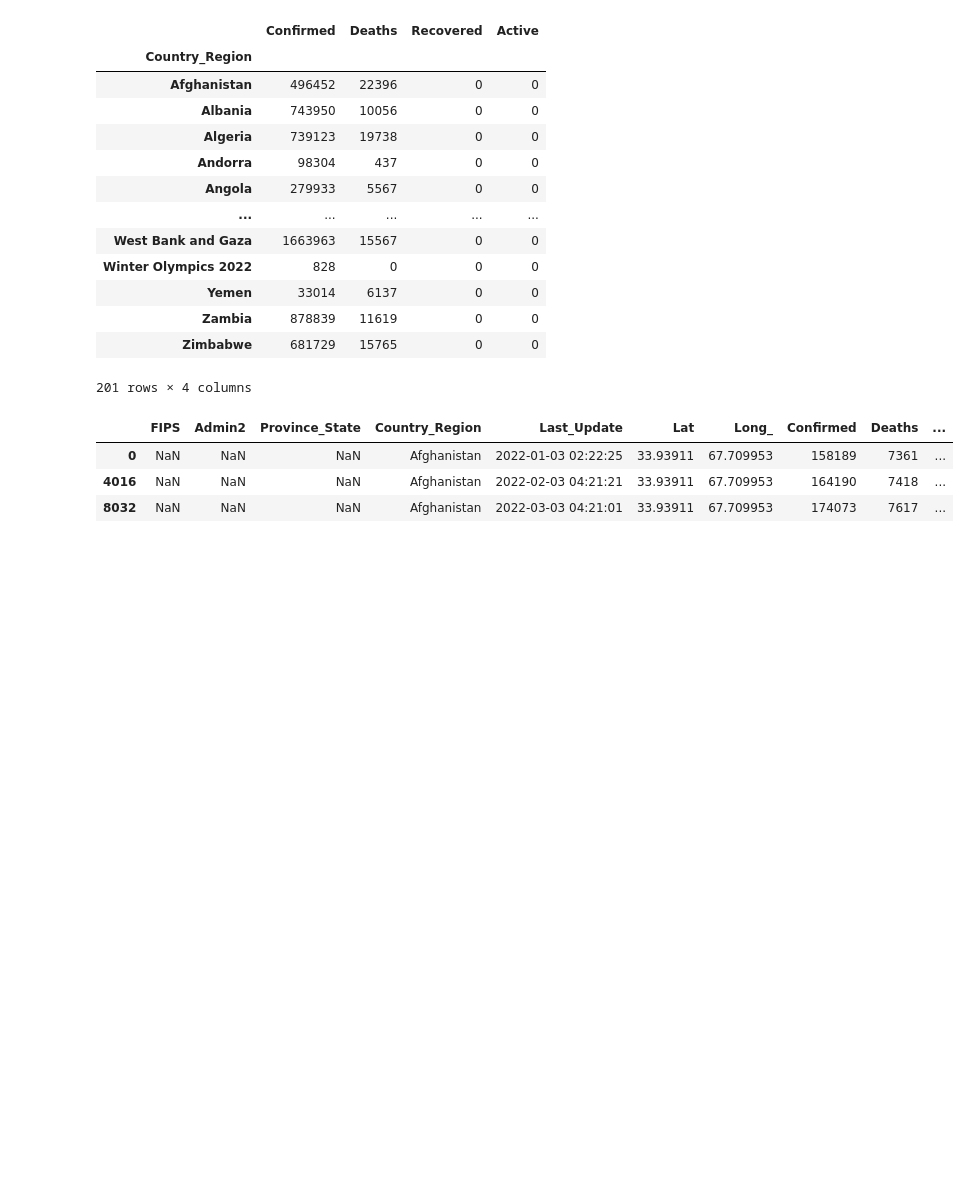
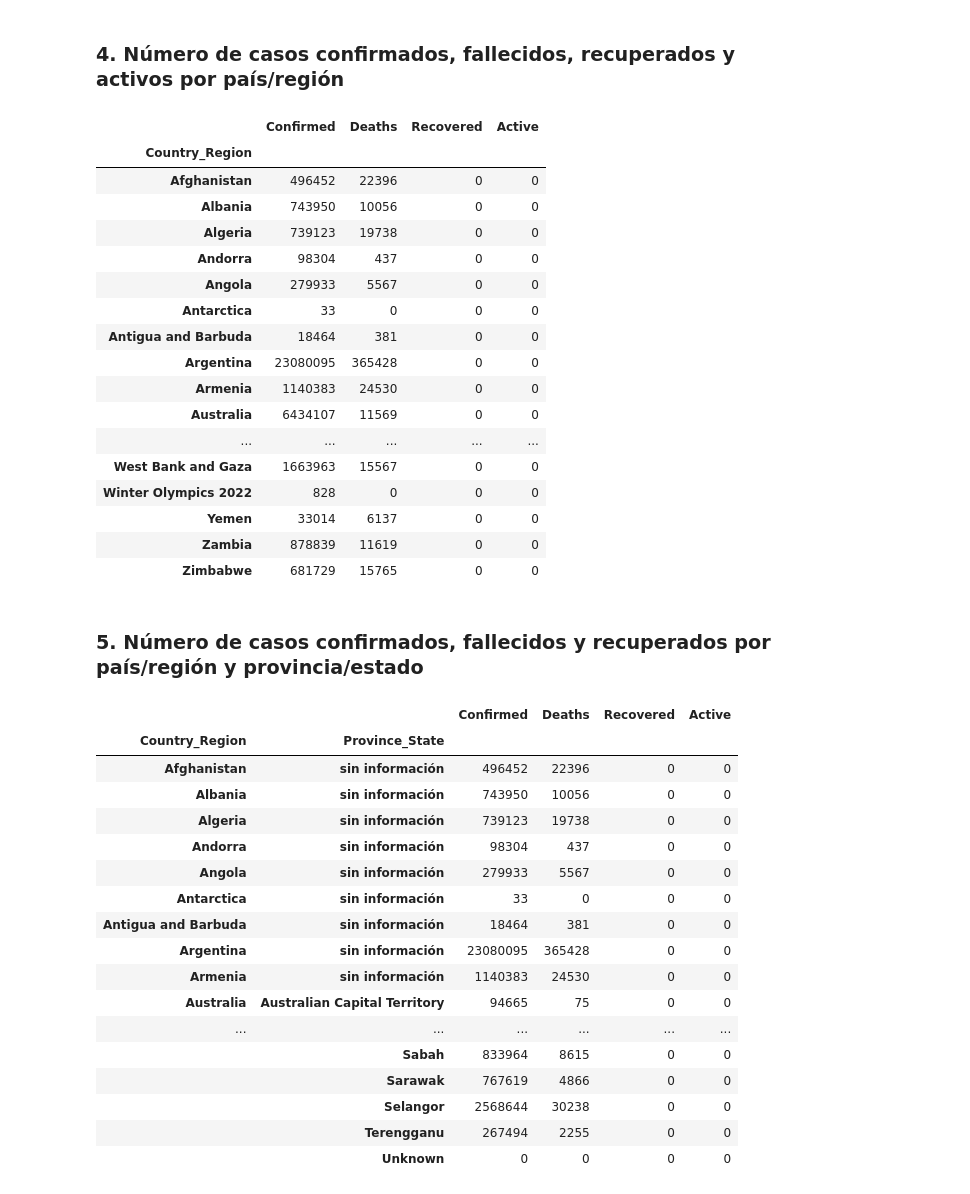
Before and after one commit to AlexisPV/Proyecto_Gestion_datos, a Jupyter notebook: Pinto_gestion.ipynb, the cells around one changed output. Drawn from its saved outputs; the diff is of its cells as text; code cells hidden in the pictures; blank space fills up the shorter version.

```diff
--- a/Pinto_gestion.ipynb
+++ b/Pinto_gestion.ipynb
@@ -31,7 +33,7 @@ while fecha_inicio <= fecha_fin:
 
     link = "https://raw.githubusercontent.com/CSSEGISandData/COVID-19/master/csse_covid_19_data/csse_covid_19_daily_reports/"+fecha_inicio.strftime("%d-%m-%Y")+".csv"
     df2 = pd.read_csv(link,index_col=0)
-    df = pd.concat([df,df2])
+    df = pd.concat([df,df2],ignore_index=True)
     fecha_inicio += timedelta(days=1)
 
 df.reset_index(inplace=True)
@@ -54,16 +58,11 @@ df
 filas = str(df.shape[0])
 columna = str(df.shape[1])
 
-df[["Active","Recovered"]] = df[["Active","Recovered"]].astype("int")
+print("el conjunto de dato tiene "+filas+" filas y "+columna+" columnas")
+print("\n\n")
 
-
-print("el conjunto de dato tiene "+filas+" filas y "+columna+" columnas")
-print("")
-
-print("")
 print("Tipos de datos")
 print(df.dtypes)
-print("")
 # %% [output]
 el conjunto de dato tiene 12048 filas y 14 columnas
 
@@ -91,9 +109,9 @@ array([0.])
 # %%
+datos_faltantes = df.isnull().sum()
+datos_faltantes
 
-datos_faltantes = df.isnull()
-print("datos faltantes")
-for columna in datos_faltantes.columns.values.tolist():
-    print('columna:',columna)
-    print (datos_faltantes[columna].value_counts())
-    print("")
+pd.set_option('display.max_columns', None)
+pd.set_option('display.max_rows', None)
+
+df["Country_Region"][200:].unique()
 # %% [output]
@@ -117,10 +135,20 @@ Name: count, dtype: int64
+# %% [markdown]
+###  4. Número de casos confirmados, fallecidos, recuperados y activos por país/región
 # %%
-# 4. Número de casos confirmados, fallecidos, recuperados y activos por país/región
-df["Recovered"].replace(np.nan,0,inplace=True)
-df["Active"].replace(np.nan,0,inplace=True)
 
-dead = df.groupby("Country_Region").sum()
-dead[["Confirmed","Deaths","Recovered","Active"]]
+df["Recovered"].fillna(0,inplace=True)
+df["Active"].fillna(0,inplace=True)
+df["Province_State"].fillna("sin provi",inplace=True)
+
+## replazar datos inconsistentes
+df["Active"] = df["Active"].astype(int)
+df["Recovered"] = df["Recovered"].astype(int)
+
+#df["Province_State"].replace(np.nan, "Sin informacion" ,inplace=True)
+
+## agrupar por pais/Reguib
+Group4 = df.groupby(["Country_Region"])[["Confirmed","Deaths","Recovered","Active"]].sum()
+Group4
 # %% [output]
 |  | Confirmed | Deaths | Recovered | Active |
 | Country_Region |  |  |  |  |
@@ -129,16 +157,39 @@ dead[["Confirmed","Deaths","Recovered","Active"]]
 | Algeria | 739123 | 19738 | 0 | 0 |
 | Andorra | 98304 | 437 | 0 | 0 |
 | Angola | 279933 | 5567 | 0 | 0 |
+| Antarctica | 33 | 0 | 0 | 0 |
+| Antigua and Barbuda | 18464 | 381 | 0 | 0 |
+| Argentina | 23080095 | 365428 | 0 | 0 |
+| Armenia | 1140383 | 24530 | 0 | 0 |
+| Australia | 6434107 | 11569 | 0 | 0 |
 | ... | ... | ... | ... | ... |
 | West Bank and Gaza | 1663963 | 15567 | 0 | 0 |
 | Winter Olympics 2022 | 828 | 0 | 0 | 0 |
 | Yemen | 33014 | 6137 | 0 | 0 |
 | Zambia | 878839 | 11619 | 0 | 0 |
 | Zimbabwe | 681729 | 15765 | 0 | 0 |
-201 rows × 4 columns
+# %% [markdown]
+### 5. Número de casos confirmados, fallecidos y recuperados por país/región y provincia/estado
 # %%
+## agrupar por pais y privincie
+Group5 = df.groupby(["Country_Region","Province_State"])[["Confirmed","Deaths","Recovered","Active"]].sum()
+Group5
 # %% [output]
-|  | FIPS | Admin2 | Province_State | Country_Region | Last_Update | Lat | Long_ | Confirmed | Deaths | ... |
-| 0 | NaN | NaN | NaN | Afghanistan | 2022-01-03 02:22:25 | 33.93911 | 67.709953 | 158189 | 7361 | ... |
-| 4016 | NaN | NaN | NaN | Afghanistan | 2022-02-03 04:21:21 | 33.93911 | 67.709953 | 164190 | 7418 | ... |
-| 8032 | NaN | NaN | NaN | Afghanistan | 2022-03-03 04:21:01 | 33.93911 | 67.709953 | 174073 | 7617 | ... |
+|  |  | Confirmed | Deaths | Recovered | Active |
+| Country_Region | Province_State |  |  |  |  |
+| Afghanistan | sin información | 496452 | 22396 | 0 | 0 |
+| Albania | sin información | 743950 | 10056 | 0 | 0 |
+| Algeria | sin información | 739123 | 19738 | 0 | 0 |
+| Andorra | sin información | 98304 | 437 | 0 | 0 |
+| Angola | sin información | 279933 | 5567 | 0 | 0 |
+| Antarctica | sin información | 33 | 0 | 0 | 0 |
+| Antigua and Barbuda | sin información | 18464 | 381 | 0 | 0 |
+| Argentina | sin información | 23080095 | 365428 | 0 | 0 |
+| Armenia | sin información | 1140383 | 24530 | 0 | 0 |
+| Australia | Australian Capital Territory | 94665 | 75 | 0 | 0 |
+| ... | ... | ... | ... | ... | ... |
+|  | Sabah | 833964 | 8615 | 0 | 0 |
+|  | Sarawak | 767619 | 4866 | 0 | 0 |
+|  | Selangor | 2568644 | 30238 | 0 | 0 |
+|  | Terengganu | 267494 | 2255 | 0 | 0 |
+|  | Unknown | 0 | 0 | 0 | 0 |
```
Also changed, not shown: parts of 16 cells of this notebook.
